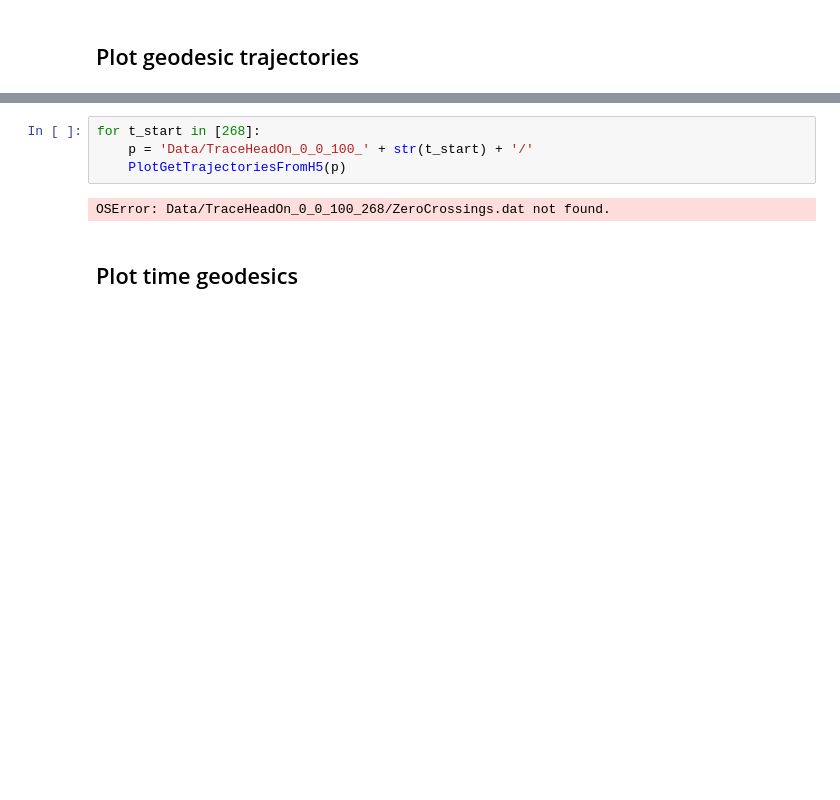
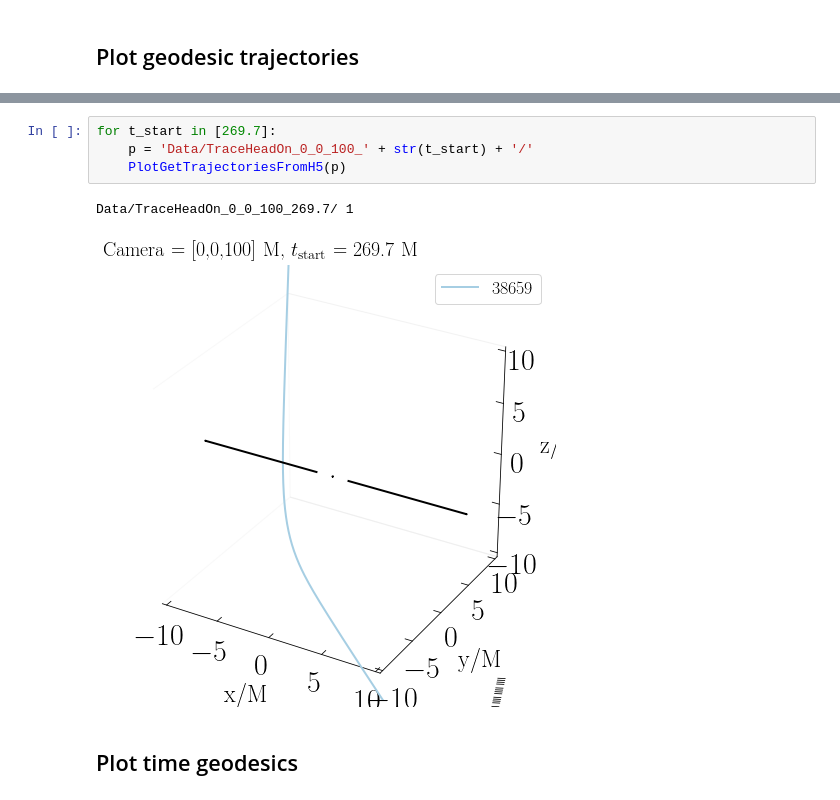
Before and after one commit to mariaokounkova/TracingMerger, a Jupyter notebook: InterestingLoops.ipynb, the cells around one changed output, grey strips where cells are left out. Drawn from its saved outputs; the diff is of its cells as text; blank space fills up the shorter version.

```diff
--- a/InterestingLoops.ipynb
+++ b/InterestingLoops.ipynb
@@ -464,11 +493,12 @@ def PlotGetTrajectoriesFromH5(p):
     #plt.tight_layout()
     plt.show()
 # %%
-for t_start in [268]:
+for t_start in [269.7]:
     p = 'Data/TraceHeadOn_0_0_100_' + str(t_start) + '/'
     PlotGetTrajectoriesFromH5(p)
 # %% [output]
-OSError: Data/TraceHeadOn_0_0_100_268/ZeroCrossings.dat not found.
+Data/TraceHeadOn_0_0_100_269.7/ 1
+[figure, added]
 # %% [markdown]
 ## Plot time geodesics
 # %%
```
Also changed, not shown: parts of 7 cells of this notebook.
